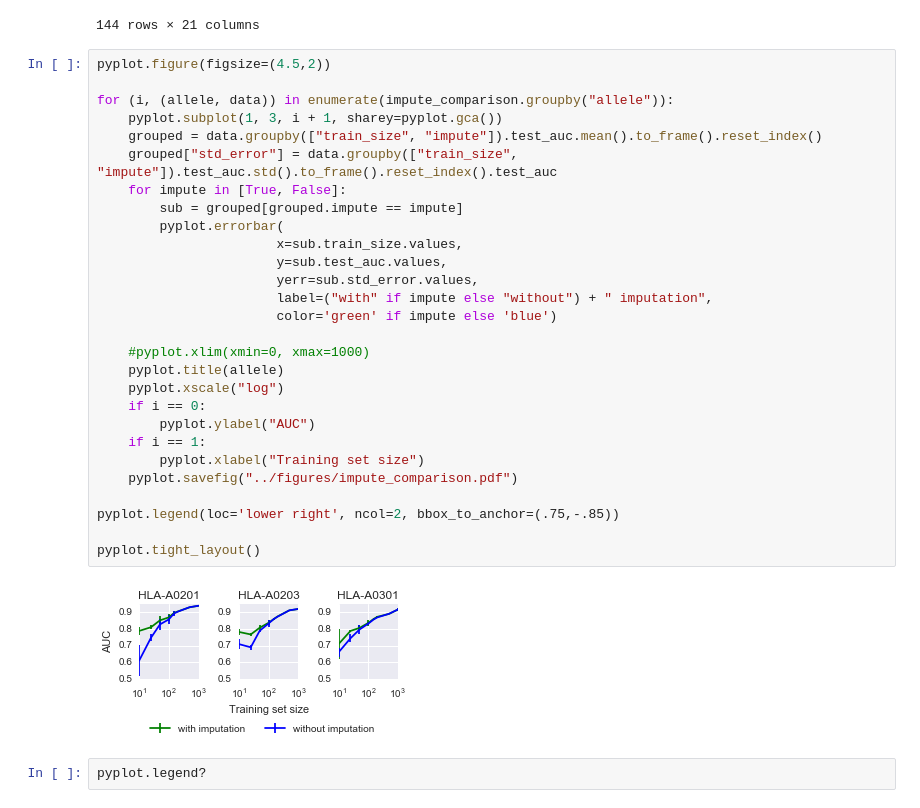
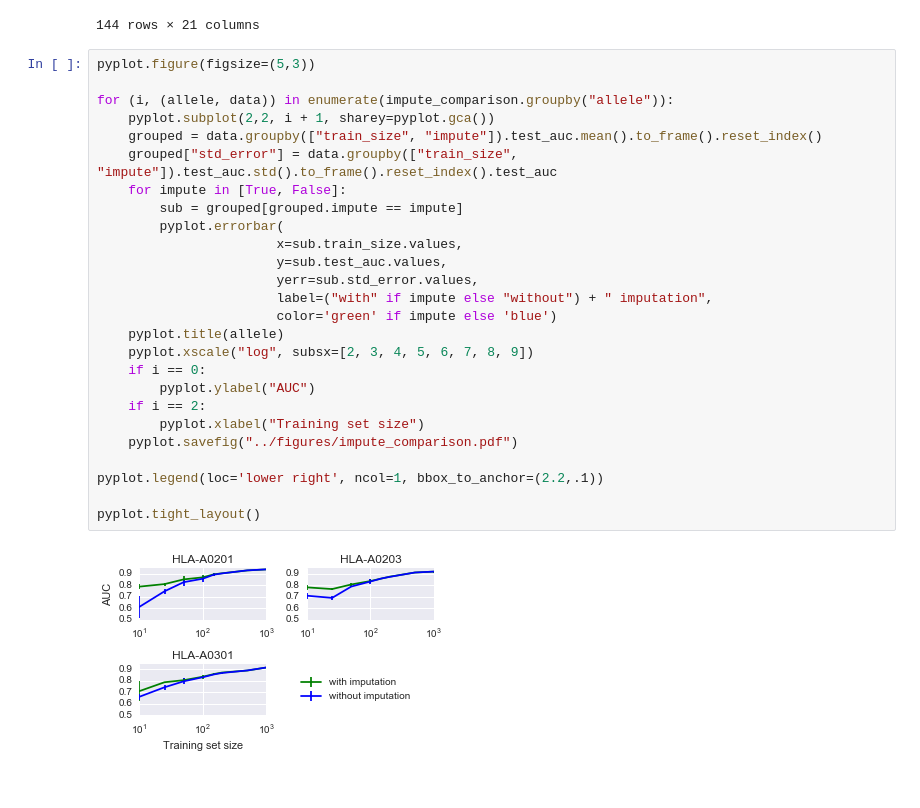
Before and after one commit to hammerlab/mhcflurry-icml-compbio-2016, a Jupyter notebook: notebooks/paper plots.ipynb, the cells around one changed output. Drawn from its saved outputs; the diff is of its cells as text.

```diff
--- a/notebooks/paper plots.ipynb
+++ b/notebooks/paper plots.ipynb
@@ -40,34 +40,30 @@ impute_comparison
 | 143 | tanh | HLA-A0301 | 0.5 | 32 | 5.047997 | 0.2 | True | ... |
 144 rows × 21 columns
 # %%
-pyplot.figure(figsize=(4.5,2))
+pyplot.figure(figsize=(5,3))
 
 for (i, (allele, data)) in enumerate(impute_comparison.groupby("allele")):
-    pyplot.subplot(1, 3, i + 1, sharey=pyplot.gca())
+    pyplot.subplot(2,2, i + 1, sharey=pyplot.gca())
     grouped = data.groupby(["train_size", "impute"]).test_auc.mean().to_frame().reset_index()
     grouped["std_error"] = data.groupby(["train_size", "impute"]).test_auc.std().to_frame().reset_index().test_auc
     for impute in [True, False]:
         sub = grouped[grouped.impute == impute]
         pyplot.errorbar(
                        x=sub.train_size.values,
                        y=sub.test_auc.values,
                        yerr=sub.std_error.values,
                        label=("with" if impute else "without") + " imputation",
                        color='green' if impute else 'blue')
-
-    #pyplot.xlim(xmin=0, xmax=1000)
     pyplot.title(allele)
-    pyplot.xscale("log")
+    pyplot.xscale("log", subsx=[2, 3, 4, 5, 6, 7, 8, 9])
     if i == 0:
         pyplot.ylabel("AUC")
-    if i == 1:
+    if i == 2:
         pyplot.xlabel("Training set size")
     pyplot.savefig("../figures/impute_comparison.pdf")
 
-pyplot.legend(loc='lower right', ncol=2, bbox_to_anchor=(.75,-.85))
+pyplot.legend(loc='lower right', ncol=1, bbox_to_anchor=(2.2,.1))
 
 pyplot.tight_layout()
 # %% [output]
-[figure, old version]
+[figure, new version]
-# %%
-pyplot.legend?
```
Also changed, not shown: 1 other file.
